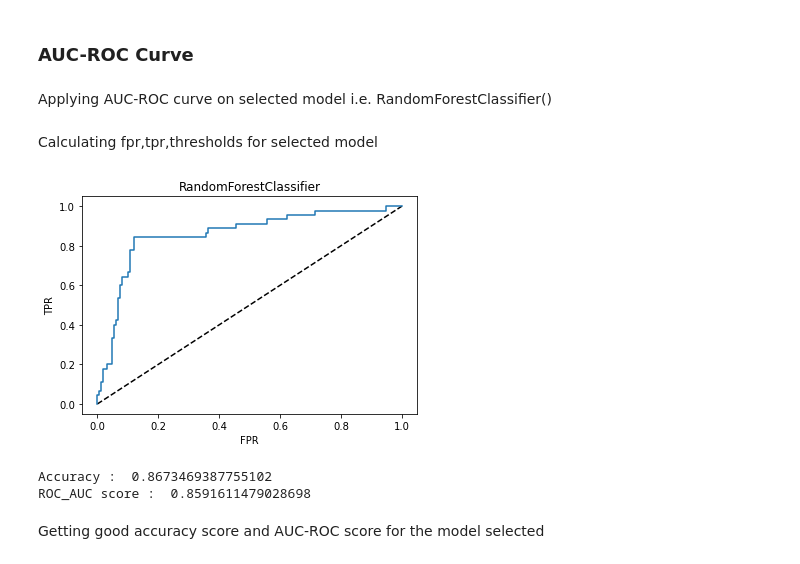
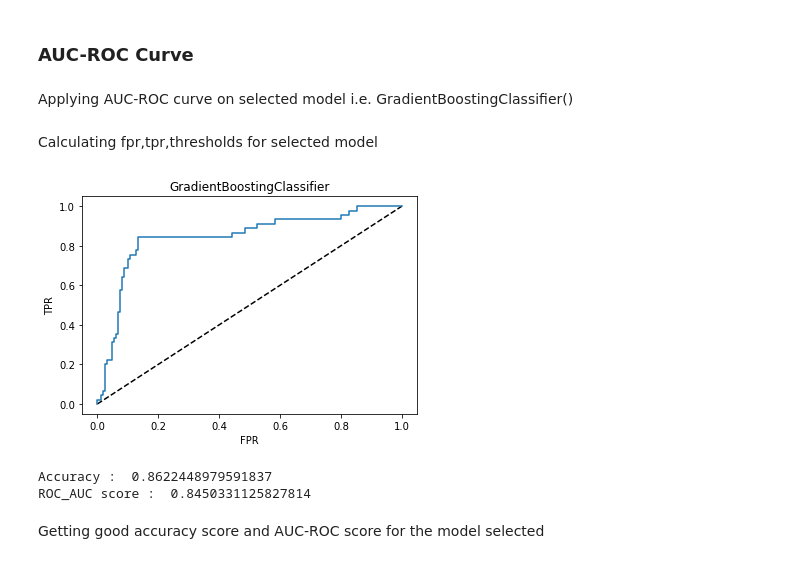
Before and after one commit to arjitasaxena14/Evaluation-Projects, a Jupyter notebook: EvaluationProject10_Insurance_Claims_Fraud_Detection.ipynb, the cells around one changed output. Drawn from its saved outputs; the diff is of its cells as text; code cells hidden in the pictures.

```diff
--- a/EvaluationProject10_Insurance_Claims_Fraud_Detection.ipynb
+++ b/EvaluationProject10_Insurance_Claims_Fraud_Detection.ipynb
@@ -1169,11 +1169,11 @@ GCV.best_params_
 # %% [markdown]
 Using hyper parameter tuning for better accuracy and to avoid overfitting issues with best parameters on selected model.
 # %%
-xg=GradientBoostingClassifier(criterion='mse',loss='exponential',max_features='auto',min_samples_leaf=1)
+xg=GradientBoostingClassifier(criterion='friedman_mse',loss='exponential',max_features='auto',min_samples_leaf=1)
 xg.fit(trainx,trainy)
 pred=xg.predict(x_test)
 acc=accuracy_score(y_test,pred)
-cv=cross_val_score(rf,x2,y,cv=5).mean()
+cv=cross_val_score(xg,x2,y,cv=4).mean()
 
 print('Accuracy : ',acc,' CV mean : ',cv)
 # %% [output]
@@ -1186,12 +1186,12 @@ Accuracy :  0.8673469387755102  CV mean :  0.7885766614338042
 from sklearn.metrics import roc_curve
 from sklearn.metrics import roc_auc_score
 
-xg=GradientBoostingClassifier(criterion='mse',loss='exponential',max_features='auto',min_samples_leaf=1)
+xg=GradientBoostingClassifier(criterion='friedman_mse',loss='exponential',max_features='auto',min_samples_leaf=1)
 xg.fit(trainx,trainy)
 pred=xg.predict(x_test)
 acc1=accuracy_score(y_test,pred)
 # %% [markdown]
-Applying AUC-ROC curve on selected model i.e. RandomForestClassifier()
+Applying AUC-ROC curve on selected model i.e. GradientBoostingClassifier()
 # %%
 pred_proba=xg.predict_proba(x_test)[:,1]
 fpr,tpr,thresholds=roc_curve(y_test,pred_proba)
@@ -1201,21 +1201,21 @@ Calculating fpr,tpr,thresholds for selected model
 # %%
 # Plotting the curve
 
 plt.plot([0,1],[0,1],'k--')
-plt.plot(fpr,tpr,label='RandomForestClassifier')
+plt.plot(fpr,tpr,label='GradientBoostingClassifier')
 plt.xlabel('FPR')
 plt.ylabel('TPR')
-plt.title('RandomForestClassifier')
+plt.title('GradientBoostingClassifier')
 plt.show()
 # %% [output]
-[figure, old version]
+[figure, new version]
 # %%
 auc_score=roc_auc_score(y_test,pred_proba)
 print('Accuracy : ',acc1)
 print('ROC_AUC score : ',auc_score)
 # %% [output]
-Accuracy :  0.8673469387755102
-ROC_AUC score :  0.8591611479028698
+Accuracy :  0.8622448979591837
+ROC_AUC score :  0.8450331125827814
 # %% [markdown]
 Getting good accuracy score and AUC-ROC score for the model selected
 # %% [markdown]
```
Also changed, not shown: parts of 15 cells of this notebook.
